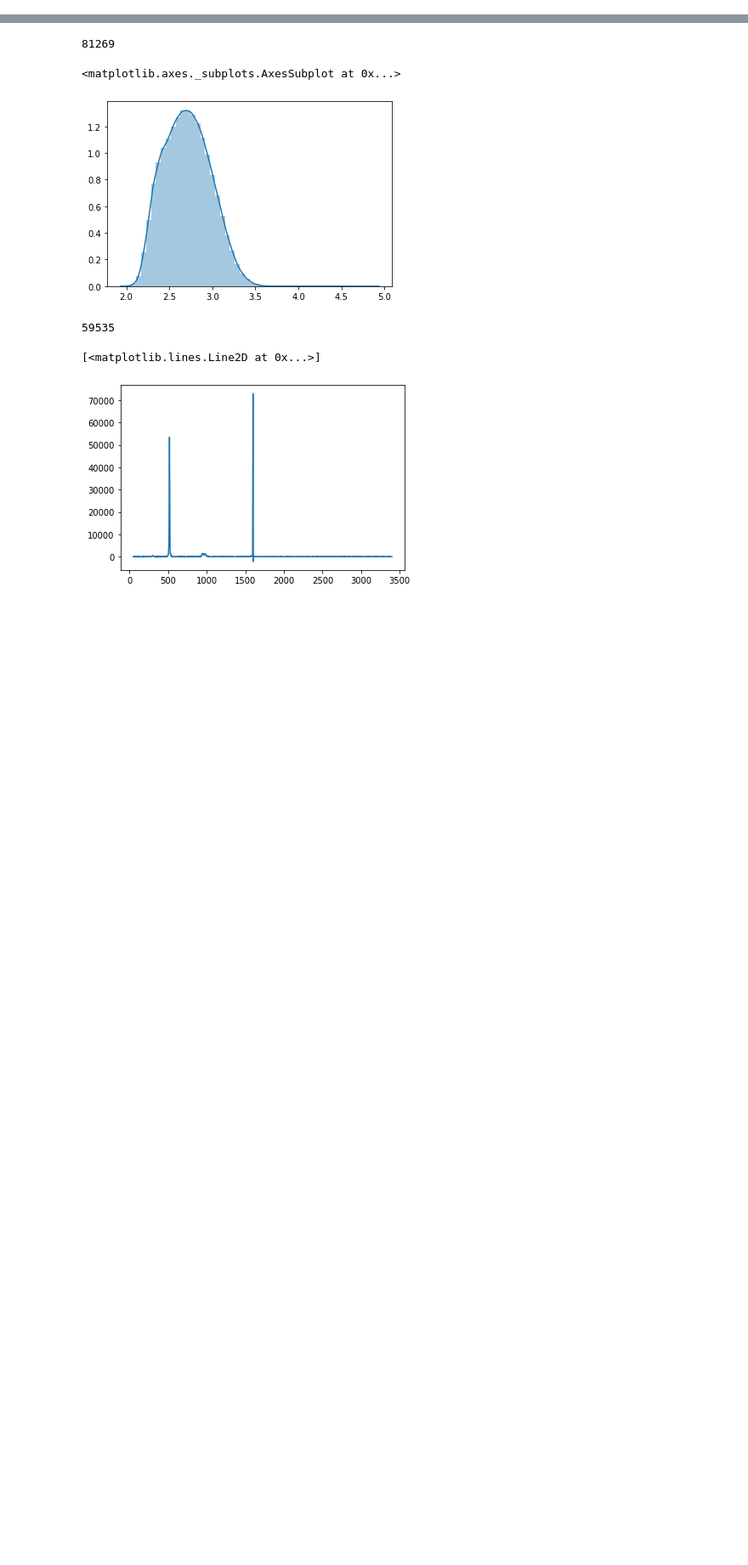
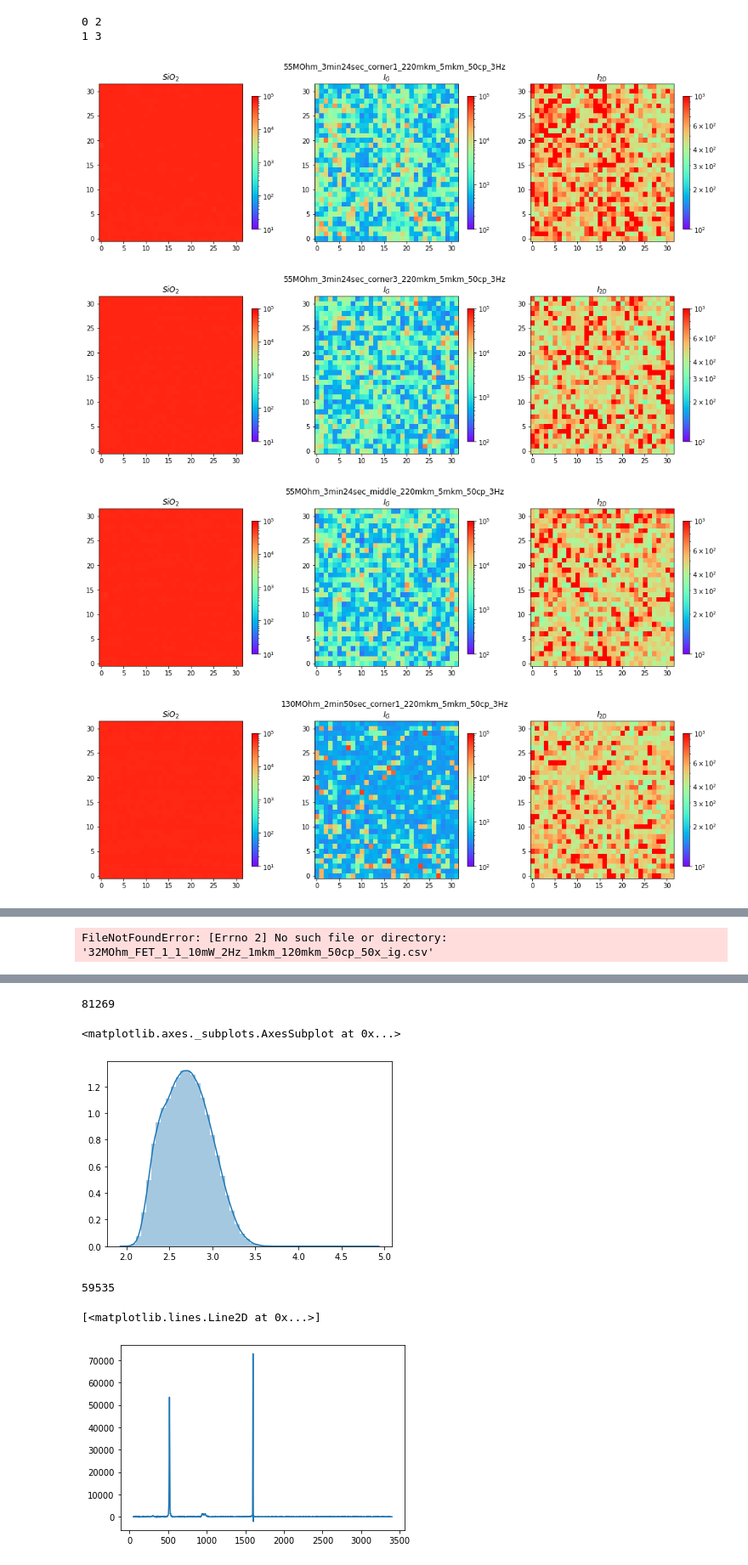
Before and after one commit to GLivshits/Lab, a Jupyter notebook: Raman/Map_plotter.ipynb, the cells around one changed output, grey strips where cells are left out. Shown at 85% size. Cells and saved outputs as stored; diff of their text form; code cells hidden in the pictures; blank space fills up the shorter version.

```diff
--- a/Raman/Map_plotter.ipynb
+++ b/Raman/Map_plotter.ipynb
@@ -23,3 +23,20 @@ from sklearn.mixture import GaussianMixture
 from skimage.measure import block_reduce
 from scipy.signal import savgol_filter
 import tensorflow as tf
+# %%
+def open_shit(filepath):
+
+    shifts = pd.read_csv('shifts.csv', engine = 'python', sep = '\t', header = None).to_numpy().flatten()
+    roi = np.array([[0,1500],[1700,2500],[2850,3399]])
+
+    img = envi.open(filepath)
+    arr = []
+
+    for x in range(img.shape[0]):
+
+        for y in range(img.shape[1]):
+
+            temp = img.read_pixel(x,y)
+            arr.append(temp)
+
+    return arr
@@ -25,0 +69,6 @@ import tensorflow as tf
+# %%
+for i,j in zip([0,1], [2,3]):
+    print(i, j)
+# %% [output]
+0 2
+1 3
@@ -25,0 +112,26 @@ import tensorflow as tf
+# %%
+def plot_shit(mat_array, label):
+
+    fig, ax = plt.subplots(1,3)
+    fig.set_size_inches(17, 4.5)
+    im0 = ax[0].imshow(mat_array[0], origin='lower', cmap=cm.rainbow, aspect='auto', norm = mpl.colors.LogNorm(), vmin = 1e1, vmax = 1e5)
+    cb0 = fig.colorbar(im0, orientation='vertical', shrink=0.85, norm = mpl.colors.LogNorm(), ax = ax[0])
+    ax[0].set_title('$SiO_{2}$')
+    im1 = ax[1].imshow(mat_array[1], origin='lower', cmap=cm.rainbow, aspect='auto', norm = mpl.colors.LogNorm(), vmin = 10**2, vmax = 10**5)
+    cb1 = fig.colorbar(im1, orientation='vertical', shrink=0.85, norm = mpl.colors.LogNorm(), ax = ax[1])
+    ax[1].set_title('$I_{G}$')
+    im2 = ax[2].imshow(mat_array[2], origin='lower', cmap=cm.rainbow, aspect='auto', norm = mpl.colors.LogNorm(), vmin = 10**2, vmax = 10**3)
+    ax[2].set_title('$I_{2D}$')
+    cb2 = fig.colorbar(im2, orientation='vertical', shrink=0.85, norm = mpl.colors.LogNorm(), ax = ax[2])
+    plt.suptitle(label)
+# %%
+data_list = list(map(smth, shot_list))
+
+for data, label in zip(data_list, labels):
+
+    plot_shit(data, label)
+# %% [output]
+[figure, added]
+[figure, added]
+[figure, added]
+[figure, added]
@@ -86,0 +205,6 @@ matrix_i2d = matrix_i2d.to_numpy()
+# %%
+matrix_ig = pd.read_csv(filename + '_ig.csv', engine = 'python', sep = '\t', header = None).to_numpy()
+matrix_sio2 = pd.read_csv(filename + '_sio2.csv', engine = 'python', sep = '\t', header = None).to_numpy()
+matrix_i2d = pd.read_csv(filename + '_i2d.csv', engine = 'python', sep = '\t', header = None).to_numpy()
+# %% [output]
+FileNotFoundError: [Errno 2] No such file or directory: '32MOhm_FET_1_1_10mW_2Hz_1mkm_120mkm_50cp_50x_ig.csv'
```
Also changed, not shown: parts of 37 cells of this notebook, 13 other files.
